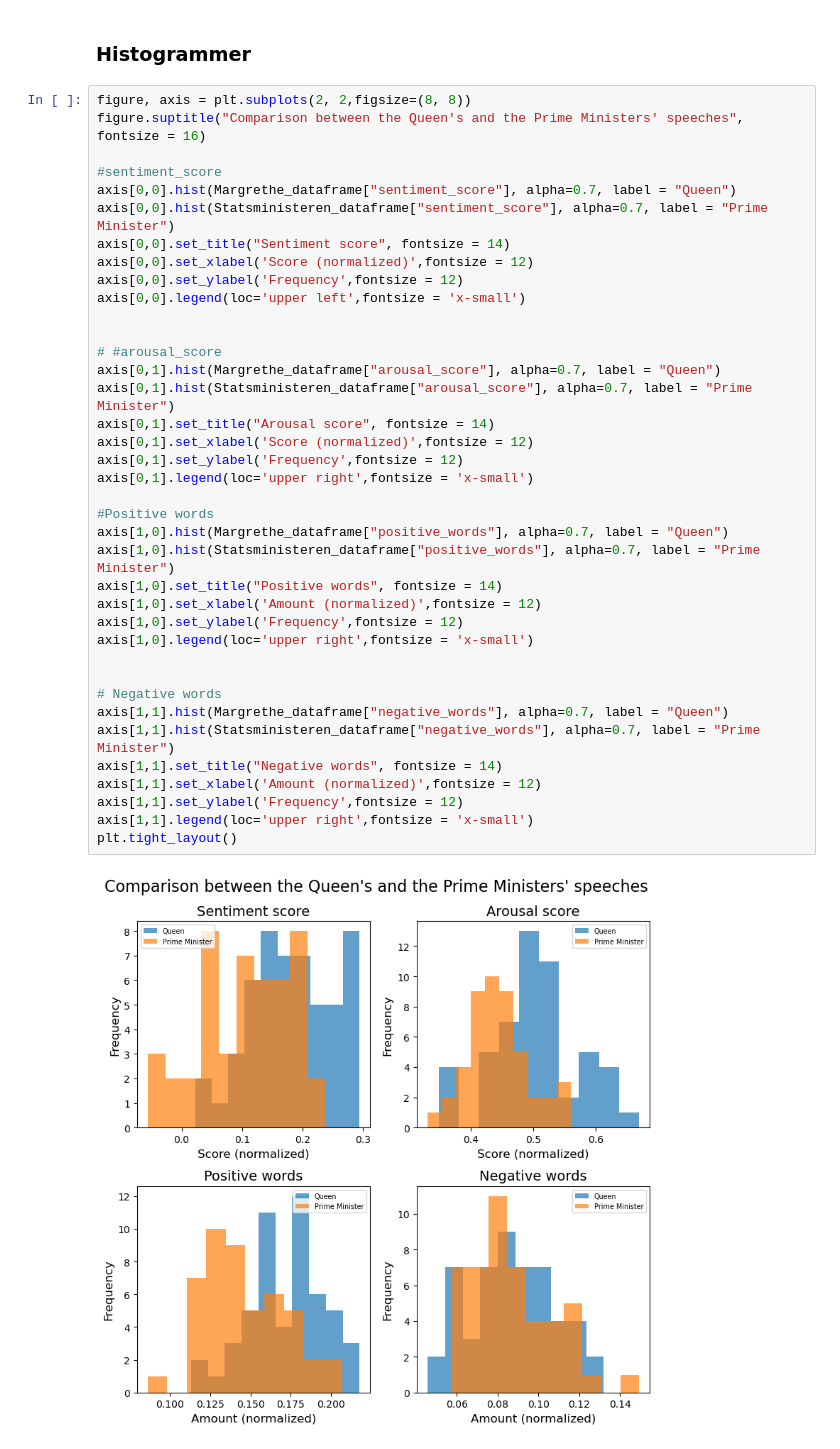
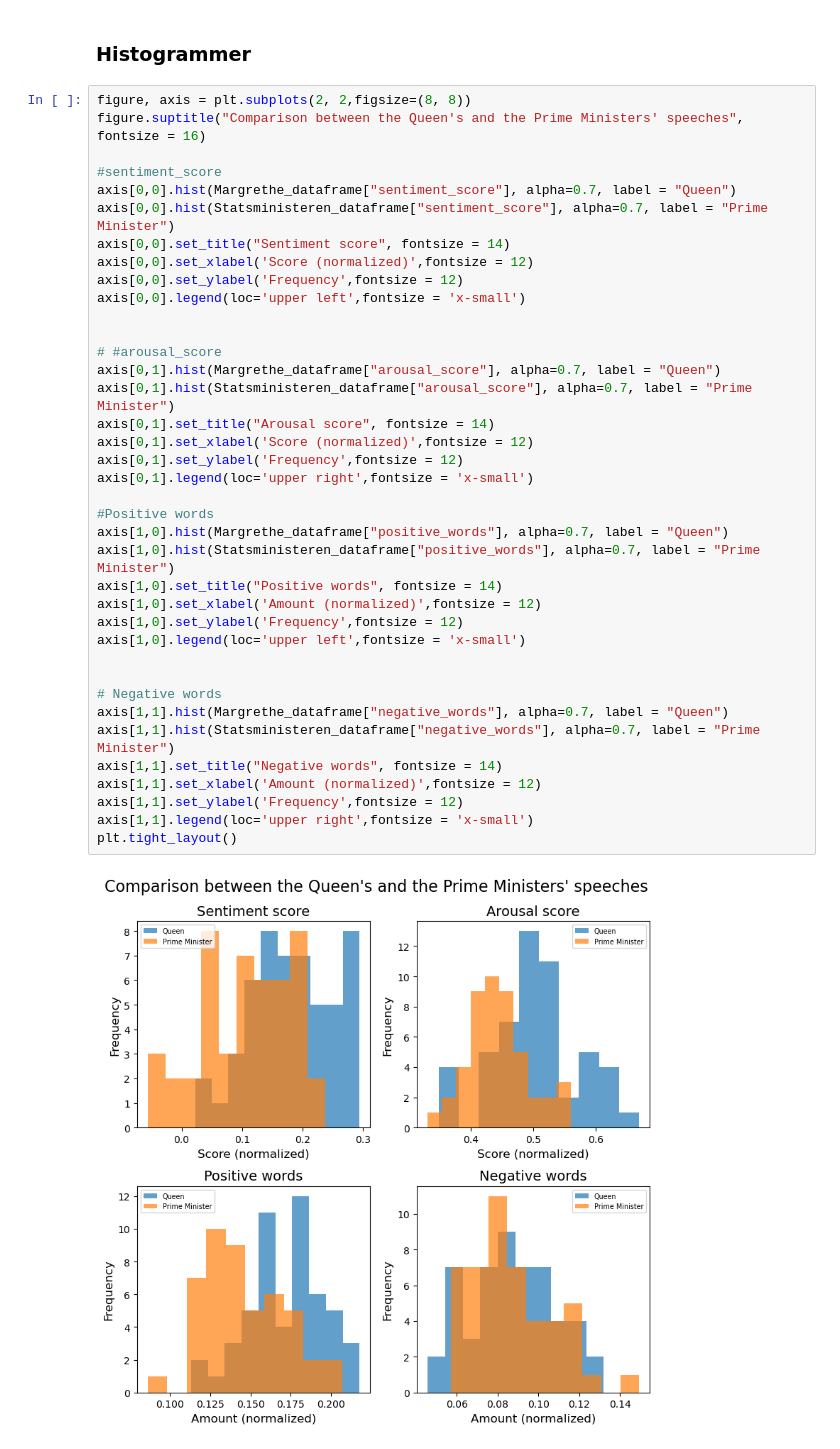
Before and after one commit to ChristianDTU/Nyt-rstaler, a Jupyter notebook: sentiment_score_and_arousal.ipynb, the cells around one changed output. Saved outputs shown, nothing was run; the diff lists cells and outputs as text.

```diff
--- a/sentiment_score_and_arousal.ipynb
+++ b/sentiment_score_and_arousal.ipynb
@@ -475,32 +475,32 @@ axis[0,0].set_title("Sentiment score", fontsize = 14)
 axis[0,0].set_xlabel('Score (normalized)',fontsize = 12)
 axis[0,0].set_ylabel('Frequency',fontsize = 12)
 axis[0,0].legend(loc='upper left',fontsize = 'x-small')
 
 
 # #arousal_score
 axis[0,1].hist(Margrethe_dataframe["arousal_score"], alpha=0.7, label = "Queen")
 axis[0,1].hist(Statsministeren_dataframe["arousal_score"], alpha=0.7, label = "Prime Minister")
 axis[0,1].set_title("Arousal score", fontsize = 14)
 axis[0,1].set_xlabel('Score (normalized)',fontsize = 12)
 axis[0,1].set_ylabel('Frequency',fontsize = 12)
 axis[0,1].legend(loc='upper right',fontsize = 'x-small')
 
 #Positive words
 axis[1,0].hist(Margrethe_dataframe["positive_words"], alpha=0.7, label = "Queen")
 axis[1,0].hist(Statsministeren_dataframe["positive_words"], alpha=0.7, label = "Prime Minister")
 axis[1,0].set_title("Positive words", fontsize = 14)
 axis[1,0].set_xlabel('Amount (normalized)',fontsize = 12)
 axis[1,0].set_ylabel('Frequency',fontsize = 12)
-axis[1,0].legend(loc='upper right',fontsize = 'x-small')
+axis[1,0].legend(loc='upper left',fontsize = 'x-small')
 
 
 # Negative words
 axis[1,1].hist(Margrethe_dataframe["negative_words"], alpha=0.7, label = "Queen")
 axis[1,1].hist(Statsministeren_dataframe["negative_words"], alpha=0.7, label = "Prime Minister")
 axis[1,1].set_title("Negative words", fontsize = 14)
 axis[1,1].set_xlabel('Amount (normalized)',fontsize = 12)
 axis[1,1].set_ylabel('Frequency',fontsize = 12)
 axis[1,1].legend(loc='upper right',fontsize = 'x-small')
 plt.tight_layout()
 # %% [output]
-[figure, old version]
+[figure, new version]
```
